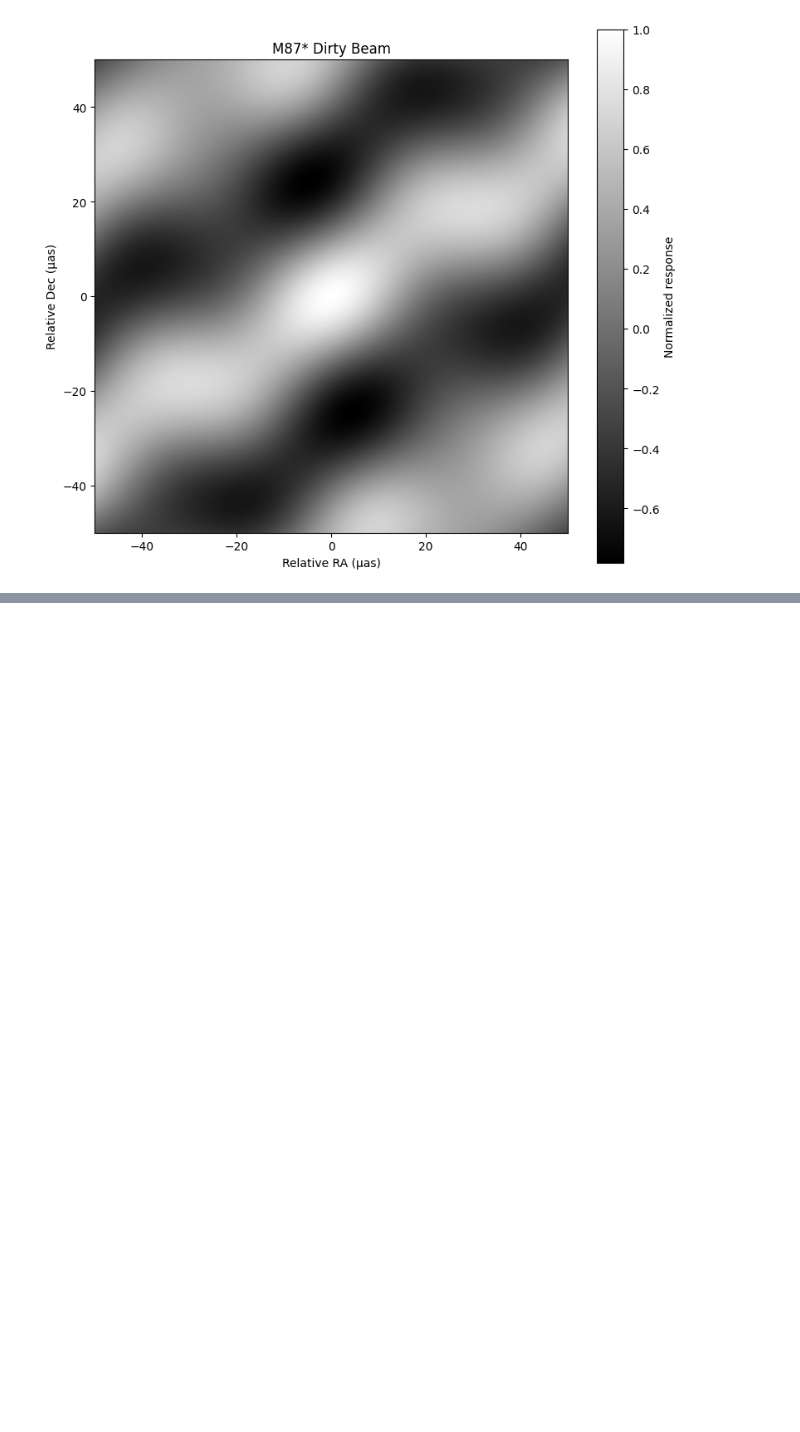
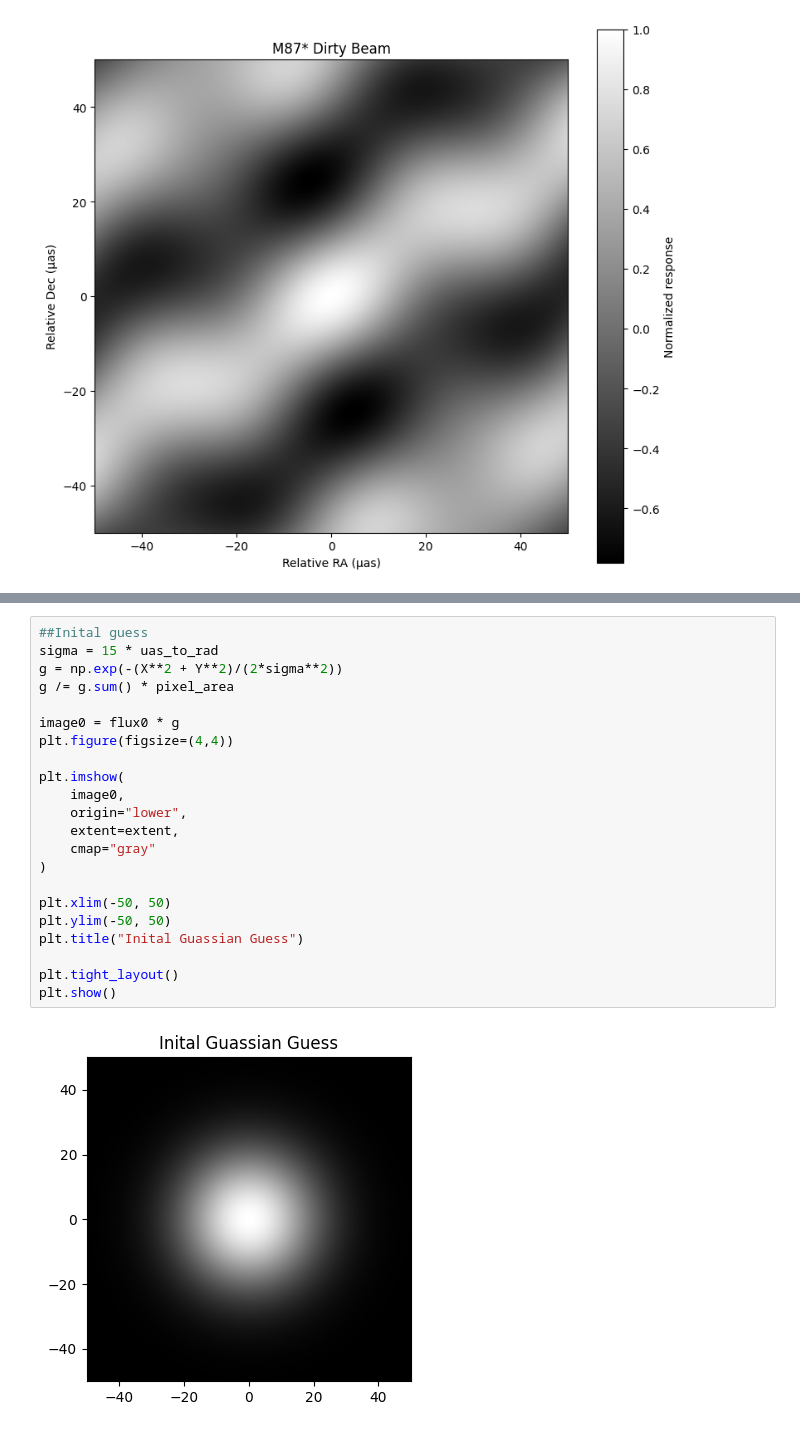
Before and after one commit to MrBenjaminHolmes/Black-Hole-Imaging, a Jupyter notebook: BlackHoleImaging.ipynb, the cells around one changed output, grey strips where cells are left out. Cells and saved outputs as stored; diff of their text form; blank space fills up the shorter version.

```diff
--- a/BlackHoleImaging.ipynb
+++ b/BlackHoleImaging.ipynb
@@ -283,0 +347,24 @@ plt.show()
+# %%
+##Inital guess
+sigma = 15 * uas_to_rad
+g = np.exp(-(X**2 + Y**2)/(2*sigma**2))
+g /= g.sum() * pixel_area
+
+image0 = flux0 * g
+plt.figure(figsize=(4,4))
+
+plt.imshow(
+    image0,
+    origin="lower",
+    extent=extent,
+    cmap="gray"
+)
+
+plt.xlim(-50, 50)
+plt.ylim(-50, 50)
+plt.title("Inital Guassian Guess")
+
+plt.tight_layout()
+plt.show()
+# %% [output]
+[figure, added]
```
Also changed, not shown: parts of 10 cells of this notebook, 11 other files.
